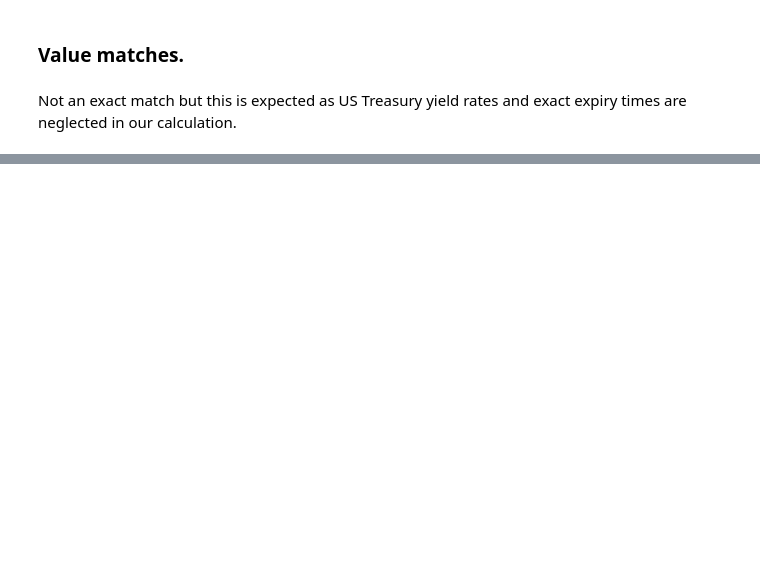
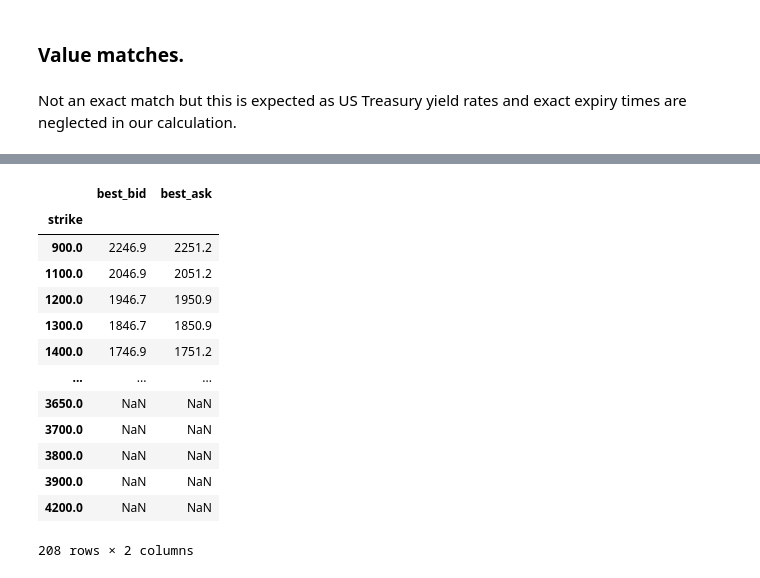
Before and after one commit to Globe-Research/bitfear, a Jupyter notebook: notebooks/indices_calculation.ipynb, the cells around one changed output, grey strips where cells are left out. Cells and saved outputs as stored; diff of their text form; code cells hidden in the pictures; blank space fills up the shorter version.

```diff
--- a/notebooks/indices_calculation.ipynb
+++ b/notebooks/indices_calculation.ipynb
@@ -521,0 +544,18 @@ sp.option_chain('2020-04-29').calls
+# %%
+near_calls_df = near_opts.calls[['strike', 'bid', 'ask']].replace(',', '', regex=True).astype('float').replace(0, np.nan).set_index('strike').sort_index().rename({'bid': 'best_bid', 'ask': 'best_ask'}, axis=1)
+near_calls_df
+# %% [output]
+|  | best_bid | best_ask |
+| strike |  |  |
+| 900.0 | 2246.9 | 2251.2 |
+| 1100.0 | 2046.9 | 2051.2 |
+| 1200.0 | 1946.7 | 1950.9 |
+| 1300.0 | 1846.7 | 1850.9 |
+| 1400.0 | 1746.9 | 1751.2 |
+| ... | ... | ... |
+| 3650.0 | NaN | NaN |
+| 3700.0 | NaN | NaN |
+| 3800.0 | NaN | NaN |
+| 3900.0 | NaN | NaN |
+| 4200.0 | NaN | NaN |
+208 rows × 2 columns
```
Also changed, not shown: parts of 5 cells of this notebook.
